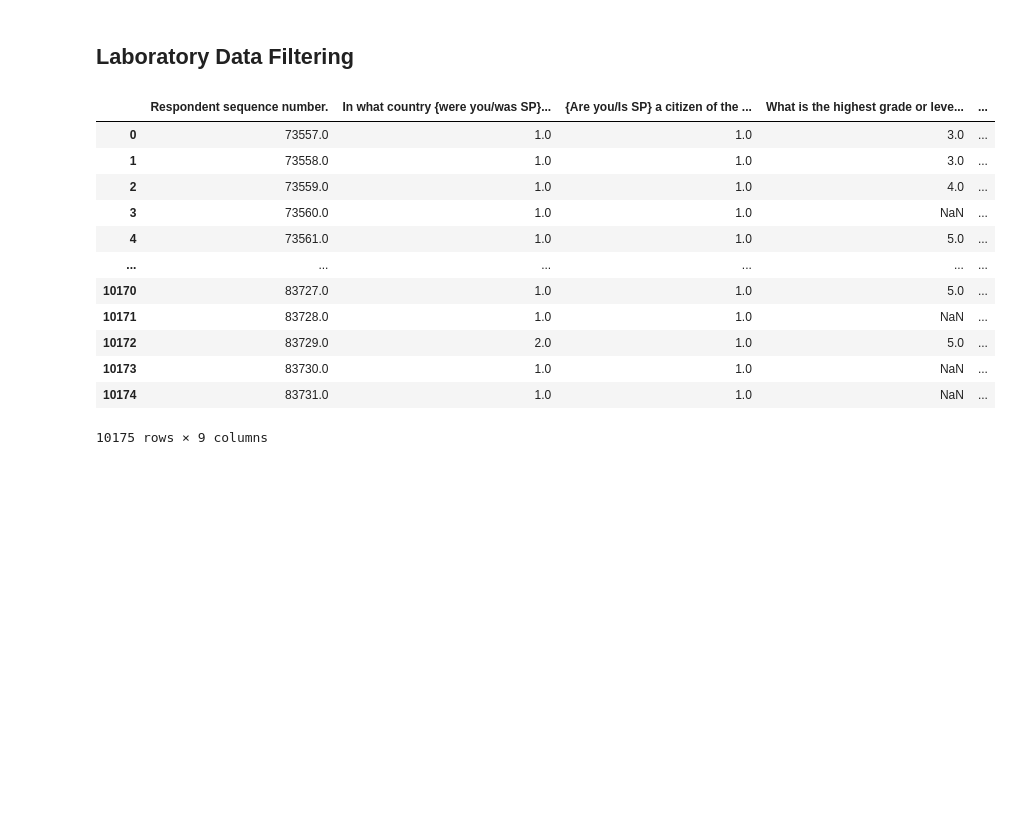
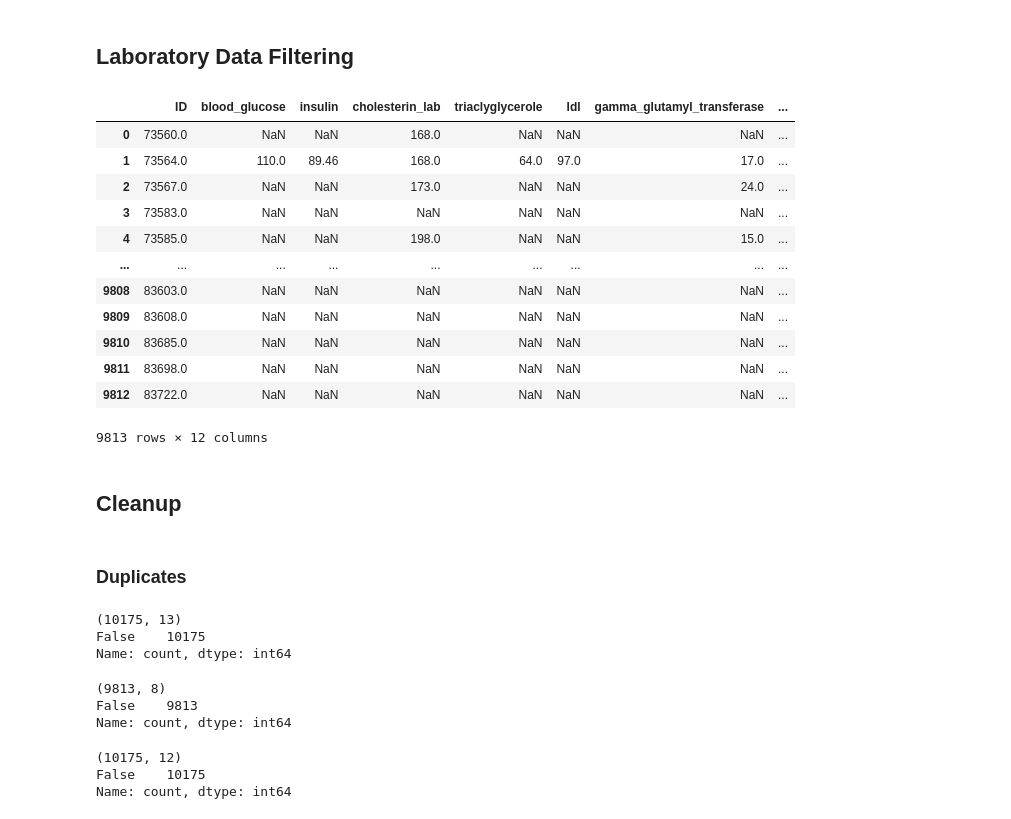
Before and after one commit to SoerenWenck/Capstone, a Jupyter notebook: scripts/Analysis_2013-2014.ipynb, the cells around one changed output. Saved outputs shown, nothing was run; the diff lists cells and outputs as text; code cells hidden in the pictures; blank space fills up the shorter version.

```diff
--- a/scripts/Analysis_2013-2014.ipynb
+++ b/scripts/Analysis_2013-2014.ipynb
@@ -130,21 +270,61 @@ lab_clean = lab.loc[:,[
 ]]
 # %%
-mapping = dict(zip(demo_var["Variable Name"], demo_var["Variable Description"]))
-
-demo_clean.rename(columns=mapping, inplace = True)
+lab_columns = {
+    'SEQN': 'ID',
+    'LBXGLU': 'blood_glucose',
+    'LBDINSI': 'insulin',
+    'LBXTC': 'cholesterin_lab',
+    'LBXTR': 'triaclyglycerole',
+    'LBDLDL': 'ldl',
+#   'LBXSAL': 'albumin',
+#   'LBXSATSI': 'ALT',
+    'LBXSGTSI': 'gamma_glutamyl_transferase',
+    'LBXSAPSI': 'alkaline_phosphatase',
+    'LBXVIDMS': 'vit_d_lab',
+    'URXUCR': 'urinary_creatinine',
+    'URXUMA': 'albumine',
+    'URDACT': 'albumine_creatinine_ratio'
+}
+# %%
+lab_clean.rename(columns=lab_columns, inplace = True)
 # %%
-demo_clean
+lab_clean
 # %% [output]
-|  | Respondent sequence number. | In what country {were you/was SP}... | {Are you/Is SP} a citizen of the ... | What is the highest grade or leve... | ... |
-| 0 | 73557.0 | 1.0 | 1.0 | 3.0 | ... |
-| 1 | 73558.0 | 1.0 | 1.0 | 3.0 | ... |
-| 2 | 73559.0 | 1.0 | 1.0 | 4.0 | ... |
-| 3 | 73560.0 | 1.0 | 1.0 | NaN | ... |
-| 4 | 73561.0 | 1.0 | 1.0 | 5.0 | ... |
-| ... | ... | ... | ... | ... | ... |
-| 10170 | 83727.0 | 1.0 | 1.0 | 5.0 | ... |
-| 10171 | 83728.0 | 1.0 | 1.0 | NaN | ... |
-| 10172 | 83729.0 | 2.0 | 1.0 | 5.0 | ... |
-| 10173 | 83730.0 | 1.0 | 1.0 | NaN | ... |
-| 10174 | 83731.0 | 1.0 | 1.0 | NaN | ... |
+|  | ID | blood_glucose | insulin | cholesterin_lab | triaclyglycerole | ldl | gamma_glutamyl_transferase | ... |
+| 0 | 73560.0 | NaN | NaN | 168.0 | NaN | NaN | NaN | ... |
+| 1 | 73564.0 | 110.0 | 89.46 | 168.0 | 64.0 | 97.0 | 17.0 | ... |
+| 2 | 73567.0 | NaN | NaN | 173.0 | NaN | NaN | 24.0 | ... |
+| 3 | 73583.0 | NaN | NaN | NaN | NaN | NaN | NaN | ... |
+| 4 | 73585.0 | NaN | NaN | 198.0 | NaN | NaN | 15.0 | ... |
+| ... | ... | ... | ... | ... | ... | ... | ... | ... |
+| 9808 | 83603.0 | NaN | NaN | NaN | NaN | NaN | NaN | ... |
+| 9809 | 83608.0 | NaN | NaN | NaN | NaN | NaN | NaN | ... |
+| 9810 | 83685.0 | NaN | NaN | NaN | NaN | NaN | NaN | ... |
+| 9811 | 83698.0 | NaN | NaN | NaN | NaN | NaN | NaN | ... |
+| 9812 | 83722.0 | NaN | NaN | NaN | NaN | NaN | NaN | ... |
-10175 rows × 9 columns
+9813 rows × 12 columns
+# %% [markdown]
+## Cleanup
+# %% [markdown]
+### Duplicates
+# %%
+print(demo_clean.shape)
+print(demo_clean.duplicated().value_counts())
+# %% [output]
+(10175, 13)
+False    10175
+Name: count, dtype: int64
+# %%
+print(exam_clean.shape)
+print(exam_clean.duplicated().value_counts())
+# %% [output]
+(9813, 8)
+False    9813
+Name: count, dtype: int64
+# %%
+print(quest_clean.shape)
+print(quest_clean.duplicated().value_counts())
+# %% [output]
+(10175, 12)
+False    10175
+Name: count, dtype: int64
```
Also changed, not shown: parts of 47 cells of this notebook, 1 other file.
